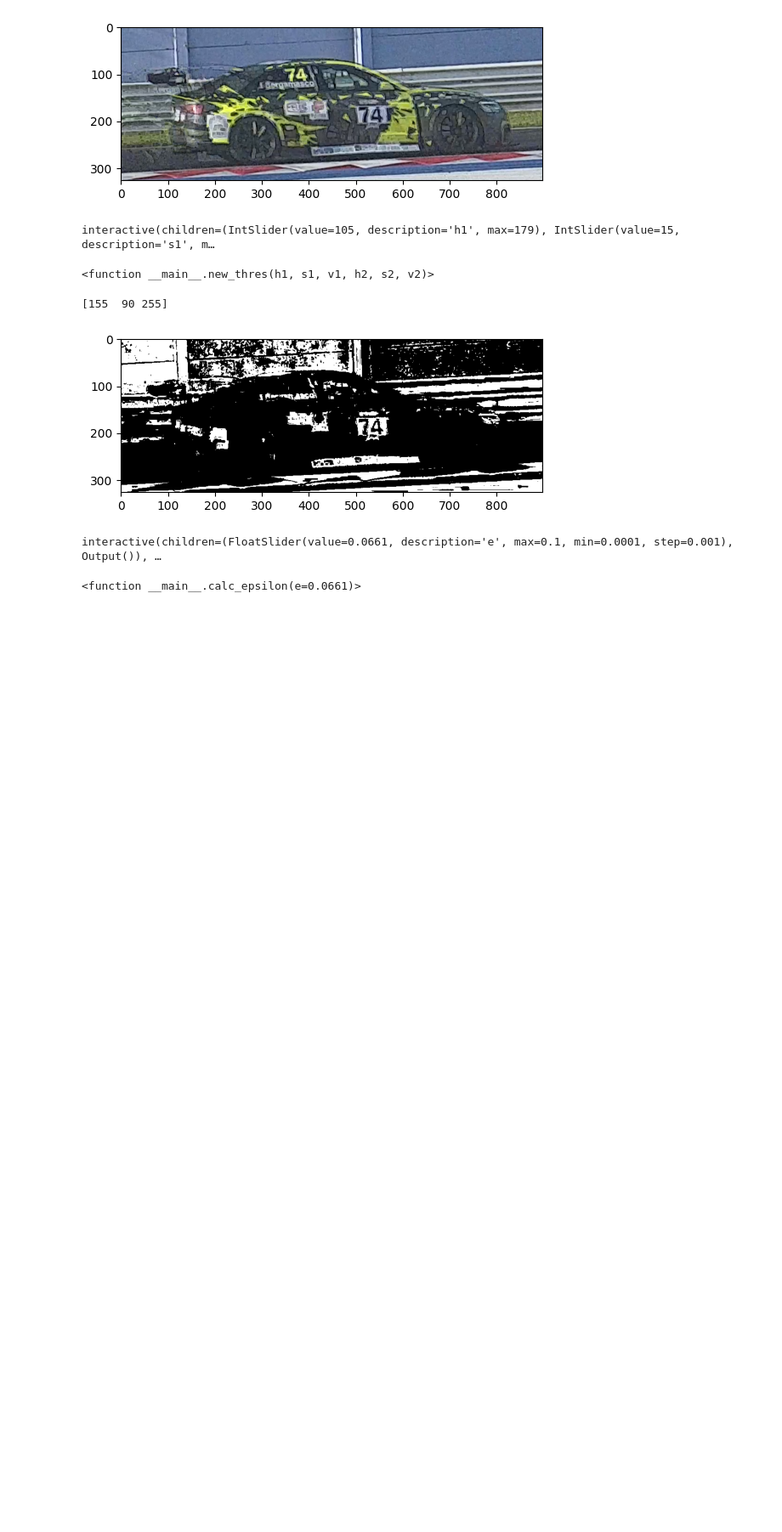
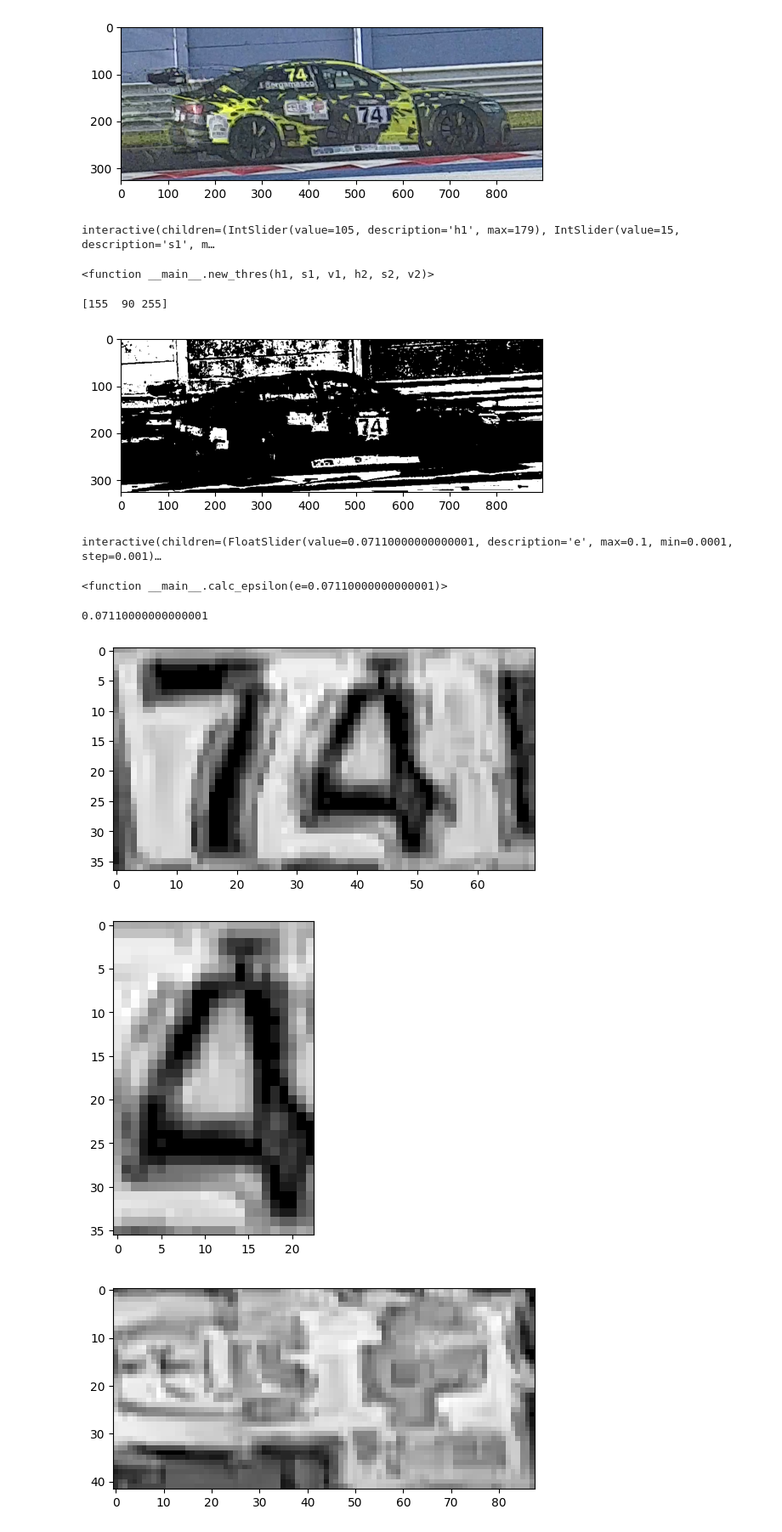
Before and after one commit to michelevantaggi02/riconoscimento_numeri, a Jupyter notebook: notebooks/adaptiveThreshold.ipynb, the cells around one changed output. Shown at 85% size. Cells and saved outputs as stored; diff of their text form; code cells hidden in the pictures; blank space fills up the shorter version.

```diff
--- a/notebooks/adaptiveThreshold.ipynb
+++ b/notebooks/adaptiveThreshold.ipynb
@@ -100,13 +100,15 @@ thres = new_thres(98, 0, 127, 155, 90, 255)
 [155  90 255]
 [figure]
 # %%
-def calc_epsilon(e = 0.0661):
+def calc_epsilon(e = 0.07110000000000001):
     print(e)
     contours, _ = cv2.findContours(thres, cv2.RETR_TREE, cv2.CHAIN_APPROX_SIMPLE)
 
     converted = cv2.cvtColor(thres, cv2.COLOR_GRAY2RGB)
 
     cv2.drawContours(converted, contours, -1, (255, 0, 0), 3)
+
+    approxed = []
 
     for contour in contours:
         epsilon = e * cv2.arcLength(contour, False)
@@ -120,11 +122,22 @@ def calc_epsilon(e = 0.0661):
             plt.imshow(cut, cmap="gray")
             plt.show()
 
+            approxed.append(approx)
+
 
     plt.imshow(converted)
     plt.show()
 
-interact(calc_epsilon, e=FloatSlider(min=0.0001, max=0.1, value=0.0661, step=0.001))
+    return approxed
+
+interact(calc_epsilon, e=FloatSlider(min=0.0001, max=0.1, value=0.07110000000000001, step=0.001))
 # %% [output]
-interactive(children=(FloatSlider(value=0.0661, description='e', max=0.1, min=0.0001, step=0.001), Output()), …
+interactive(children=(FloatSlider(value=0.07110000000000001, description='e', max=0.1, min=0.0001, step=0.001)…
-<function __main__.calc_epsilon(e=0.0661)>
+<function __main__.calc_epsilon(e=0.07110000000000001)>
+# %%
+contours = calc_epsilon()
+# %% [output]
+0.07110000000000001
+[figure, added]
+[figure, added]
+[figure, added]
```
Also changed, not shown: parts of 16 cells of this notebook, 5 other files.
